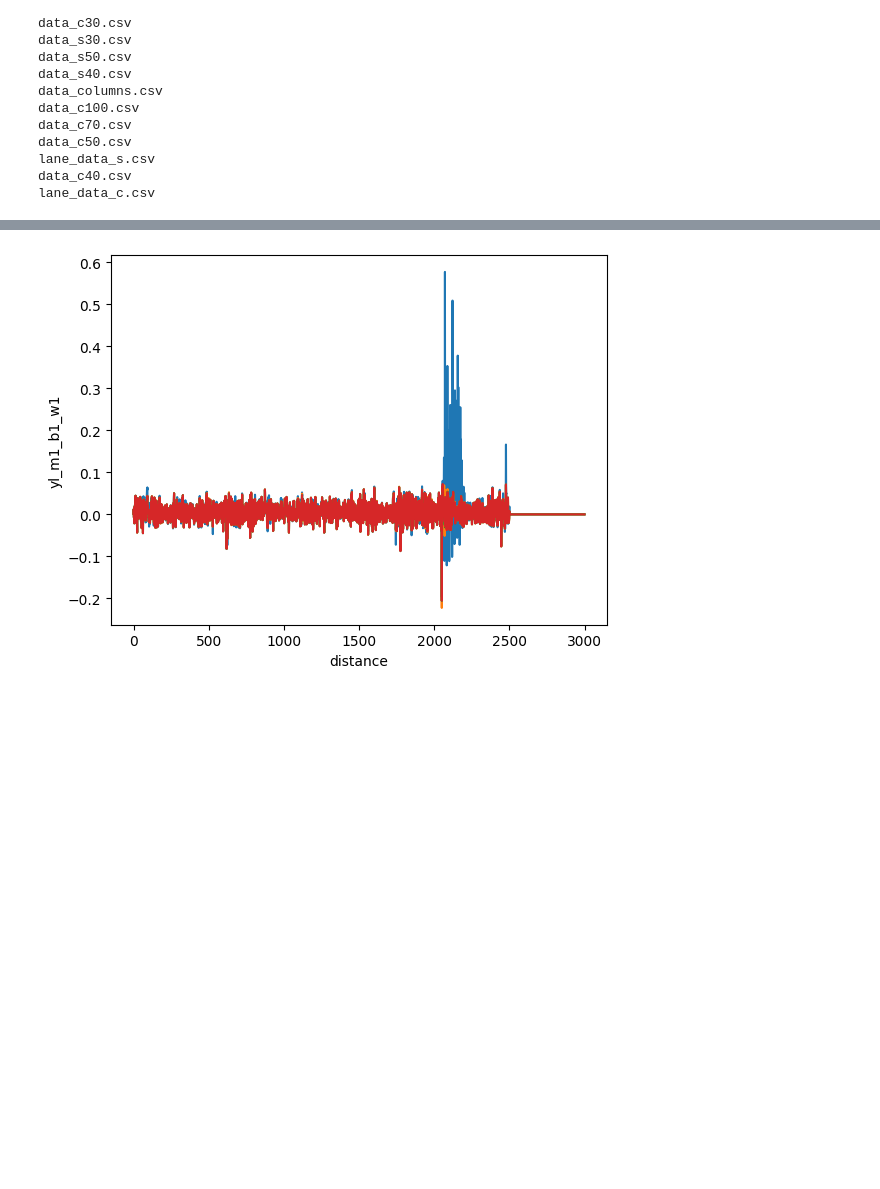
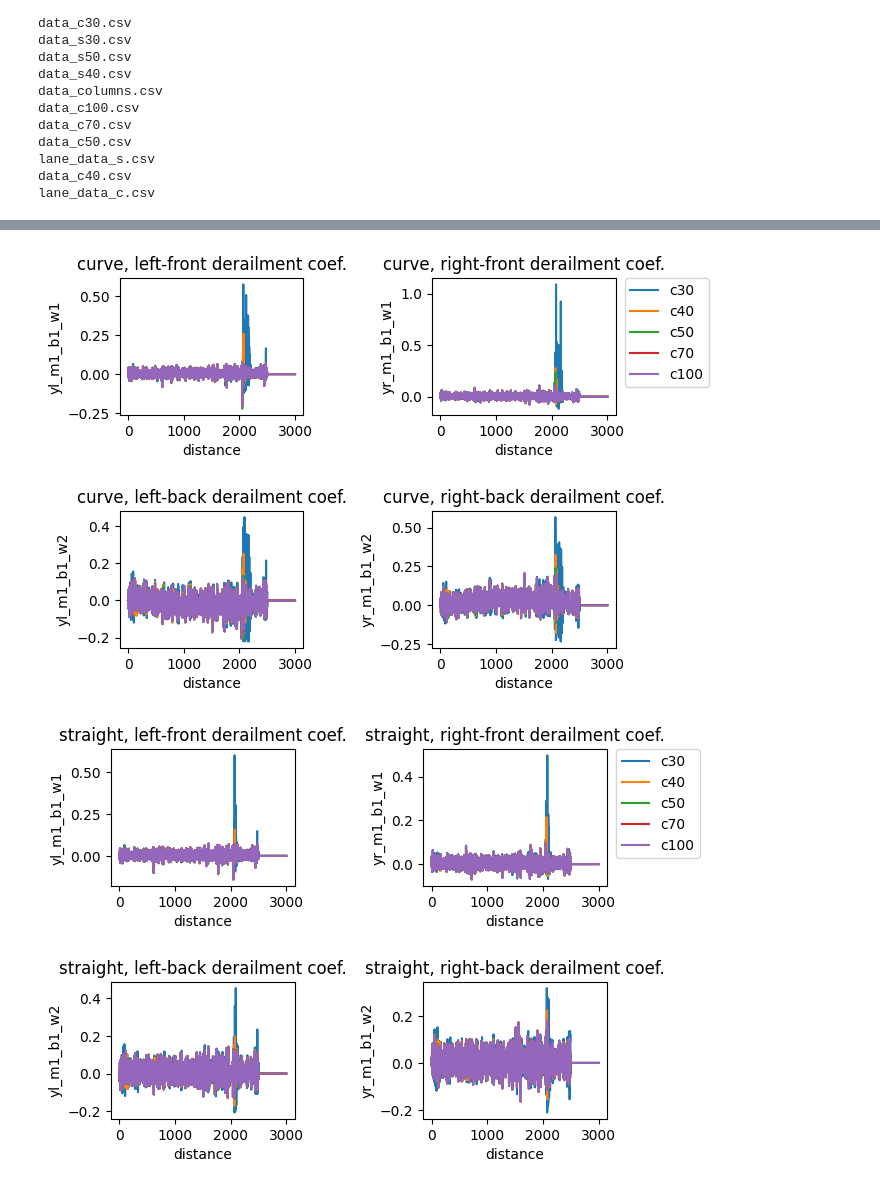
Before and after one commit to mlKwon/railway, a Jupyter notebook: rail.ipynb, the cells around one changed output, grey strips where cells are left out. Drawn from its saved outputs; the diff is of its cells as text; code cells hidden in the pictures; blank space fills up the shorter version.

```diff
--- a/rail.ipynb
+++ b/rail.ipynb
@@ -110,19 +115,95 @@ lane_data_c.csv
 # %%
 # @title EDA
 from matplotlib import pyplot as plt
+from matplotlib import gridspec
 import seaborn as sns
 
-temp = dat_lst['data_s30'].loc[:,['distance','yl_m1_b1_w1','yr_m1_b1_w1','yl_m1_b1_w2','yr_m1_b1_w2']]
+# temp = dat_lst['data_s30'].loc[:,['distance','yl_m1_b1_w1','yr_m1_b1_w1','yl_m1_b1_w2','yr_m1_b1_w2']]
 
 # sns.lineplot(data=dat_lst['data_s30'], x='distance', y='yl_m1_b1_w1', color='red')
 # sns.lineplot(data=dat_lst['data_c30'], x='distance', y='yl_m1_b1_w1', color='blue', alpha=.5)
 # sns.lineplot(data=dat_lst['data_s100'], x='distance', y='yl_m1_b1_w1', color='green', alpha=.5)
 # sns.lineplot(data=dat_lst['data_c100'], x='distance', y='yl_m1_b1_w1', color='red', alpha=.5)
+
+# fig = plt.figure(figsize=(15, 6))
+# gs = gridspec.GridSpec(nrows=2, # row 몇 개
+#                        ncols=2, # col 몇 개
+# )
+
+plt.subplot(2,2,1)
 sns.lineplot(data=dat_lst['data_c30'], x='distance', y='yl_m1_b1_w1')
+sns.lineplot(data=dat_lst['data_c40'], x='distance', y='yl_m1_b1_w1')
 sns.lineplot(data=dat_lst['data_c50'], x='distance', y='yl_m1_b1_w1')
 sns.lineplot(data=dat_lst['data_c70'], x='distance', y='yl_m1_b1_w1')
 sns.lineplot(data=dat_lst['data_c100'], x='distance', y='yl_m1_b1_w1')
+plt.title("curve, left-front derailment coef.")
+
+plt.subplot(2,2,2)
+sns.lineplot(data=dat_lst['data_c30'], x='distance', y='yr_m1_b1_w1',label='c30')
+sns.lineplot(data=dat_lst['data_c40'], x='distance', y='yr_m1_b1_w1',label='c40')
+sns.lineplot(data=dat_lst['data_c50'], x='distance', y='yr_m1_b1_w1',label='c50')
+sns.lineplot(data=dat_lst['data_c70'], x='distance', y='yr_m1_b1_w1',label='c70')
+sns.lineplot(data=dat_lst['data_c100'], x='distance', y='yr_m1_b1_w1',label='c100')
+plt.legend(bbox_to_anchor=(1.05, 1), loc='upper left', borderaxespad=0)
+plt.title("curve, right-front derailment coef.")
+
+plt.subplot(2,2,3)
+sns.lineplot(data=dat_lst['data_c30'], x='distance', y='yl_m1_b1_w2')
+sns.lineplot(data=dat_lst['data_c40'], x='distance', y='yl_m1_b1_w2')
+sns.lineplot(data=dat_lst['data_c50'], x='distance', y='yl_m1_b1_w2')
+sns.lineplot(data=dat_lst['data_c70'], x='distance', y='yl_m1_b1_w2')
+sns.lineplot(data=dat_lst['data_c100'], x='distance', y='yl_m1_b1_w2')
+plt.title("curve, left-back derailment coef.")
+
+plt.subplot(2,2,4)
+sns.lineplot(data=dat_lst['data_c30'], x='distance', y='yr_m1_b1_w2')
+sns.lineplot(data=dat_lst['data_c40'], x='distance', y='yr_m1_b1_w2')
+sns.lineplot(data=dat_lst['data_c50'], x='distance', y='yr_m1_b1_w2')
+sns.lineplot(data=dat_lst['data_c70'], x='distance', y='yr_m1_b1_w2')
+sns.lineplot(data=dat_lst['data_c100'], x='distance', y='yr_m1_b1_w2')
+plt.title("curve, right-back derailment coef.")
+
+plt.subplots_adjust(hspace=0.7, wspace=0.7)
 
 plt.show()
+
+
+plt.subplot(2,2,1)
+sns.lineplot(data=dat_lst['data_s30'], x='distance', y='yl_m1_b1_w1')
+sns.lineplot(data=dat_lst['data_s40'], x='distance', y='yl_m1_b1_w1')
+sns.lineplot(data=dat_lst['data_s50'], x='distance', y='yl_m1_b1_w1')
+sns.lineplot(data=dat_lst['data_s70'], x='distance', y='yl_m1_b1_w1')
+sns.lineplot(data=dat_lst['data_s100'], x='distance', y='yl_m1_b1_w1')
+plt.title("straight, left-front derailment coef.")
+
+plt.subplot(2,2,2)
+sns.lineplot(data=dat_lst['data_s30'], x='distance', y='yr_m1_b1_w1',label='c30')
+sns.lineplot(data=dat_lst['data_s40'], x='distance', y='yr_m1_b1_w1',label='c40')
+sns.lineplot(data=dat_lst['data_s50'], x='distance', y='yr_m1_b1_w1',label='c50')
+sns.lineplot(data=dat_lst['data_s70'], x='distance', y='yr_m1_b1_w1',label='c70')
+sns.lineplot(data=dat_lst['data_s100'], x='distance', y='yr_m1_b1_w1',label='c100')
+plt.legend(bbox_to_anchor=(1.05, 1), loc='upper left', borderaxespad=0)
+plt.title("straight, right-front derailment coef.")
+
+plt.subplot(2,2,3)
+sns.lineplot(data=dat_lst['data_s30'], x='distance', y='yl_m1_b1_w2')
+sns.lineplot(data=dat_lst['data_s40'], x='distance', y='yl_m1_b1_w2')
+sns.lineplot(data=dat_lst['data_s50'], x='distance', y='yl_m1_b1_w2')
+sns.lineplot(data=dat_lst['data_s70'], x='distance', y='yl_m1_b1_w2')
+sns.lineplot(data=dat_lst['data_s100'], x='distance', y='yl_m1_b1_w2')
+plt.title("straight, left-back derailment coef.")
+
+plt.subplot(2,2,4)
+sns.lineplot(data=dat_lst['data_s30'], x='distance', y='yr_m1_b1_w2')
+sns.lineplot(data=dat_lst['data_s40'], x='distance', y='yr_m1_b1_w2')
+sns.lineplot(data=dat_lst['data_s50'], x='distance', y='yr_m1_b1_w2')
+sns.lineplot(data=dat_lst['data_s70'], x='distance', y='yr_m1_b1_w2')
+sns.lineplot(data=dat_lst['data_s100'], x='distance', y='yr_m1_b1_w2')
+plt.title("straight, right-back derailment coef.")
+
+plt.subplots_adjust(hspace=0.7, wspace=0.7)
+
+plt.show()
 # %% [output]
-[figure, old version]
+[figure, new version]
+[figure, added]
```
Also changed, not shown: parts of 39 cells of this notebook.
